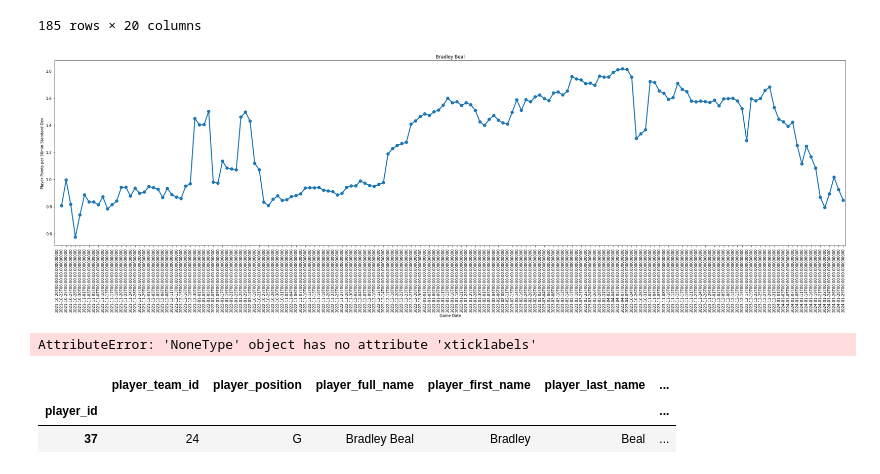
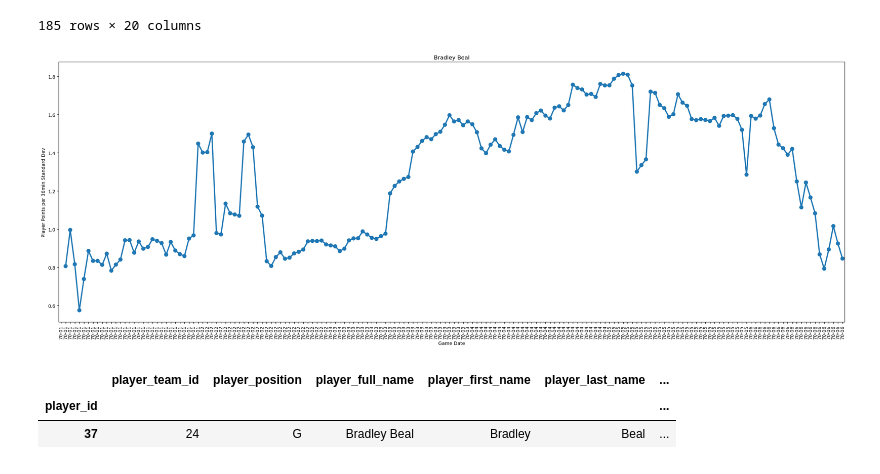
Before and after one commit to curtishiga/NBAstats, a Jupyter notebook: NBA Statistical Analysis and Imputation.ipynb, the cells around one changed output. Saved outputs shown, nothing was run; the diff lists cells and outputs as text; code cells hidden in the pictures.

```diff
--- a/NBA Statistical Analysis and Imputation.ipynb
+++ b/NBA Statistical Analysis and Imputation.ipynb
@@ -508,24 +509,24 @@ rel_rolling_team_opp[rel_rolling_team_opp['player_id'] == 175]
 # %%
 player_id = 37
 
 fig = plt.figure(figsize = [30,10])
 ax = sns.pointplot(data = rel_rolling_team_opp[rel_rolling_team_opp['player_id'] == player_id],
                  x = 'game_date',
                  y = 'player_pts_per36_stand',
                 ci = None # Confidence Interval
                 )
 ax.set_title(players[players.index == player_id]['player_full_name'][player_id])
 ax.set_xlabel('Game Date')
 ax.set_ylabel('Player Points per 36min Standard Dev')
+
+xaxis_date_format = mdates.DateFormatter('%y-%m')
+plt.gca().xaxis.set_major_formatter(xaxis_date_format)
+
 plt.xticks(rotation=90)
-fig.tight_layout()
+# fig.tight_layout()
 fig.show()
 # %% [output]
-[figure, old version]
+[figure, new version]
-# %%
-_.xticklabels()
-# %% [output]
-AttributeError: 'NoneType' object has no attribute 'xticklabels'
 # %%
 players[players['player_last_name'] == 'Beal']
 # %% [output]
```
Also changed, not shown: parts of 2 cells of this notebook, 4 other files.
